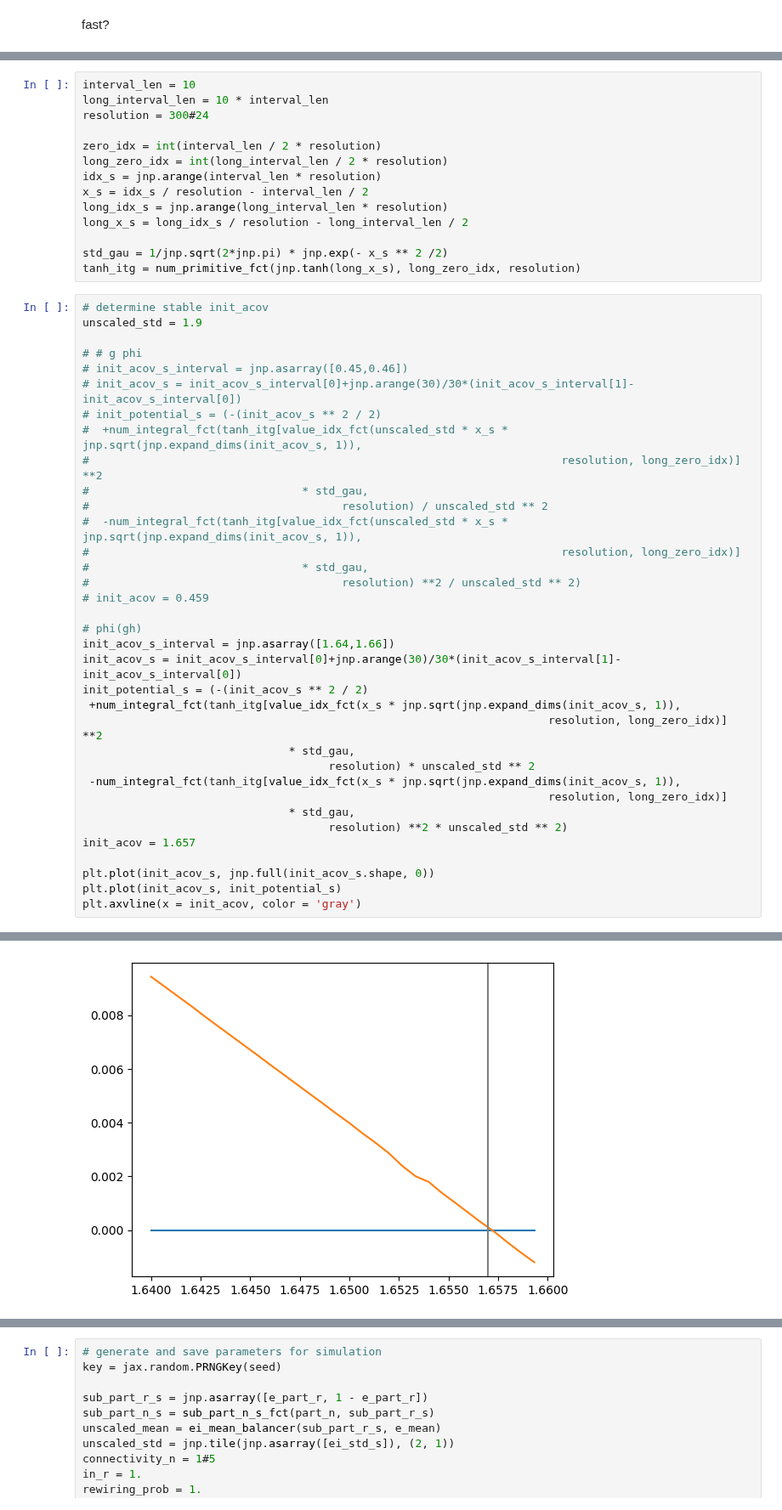
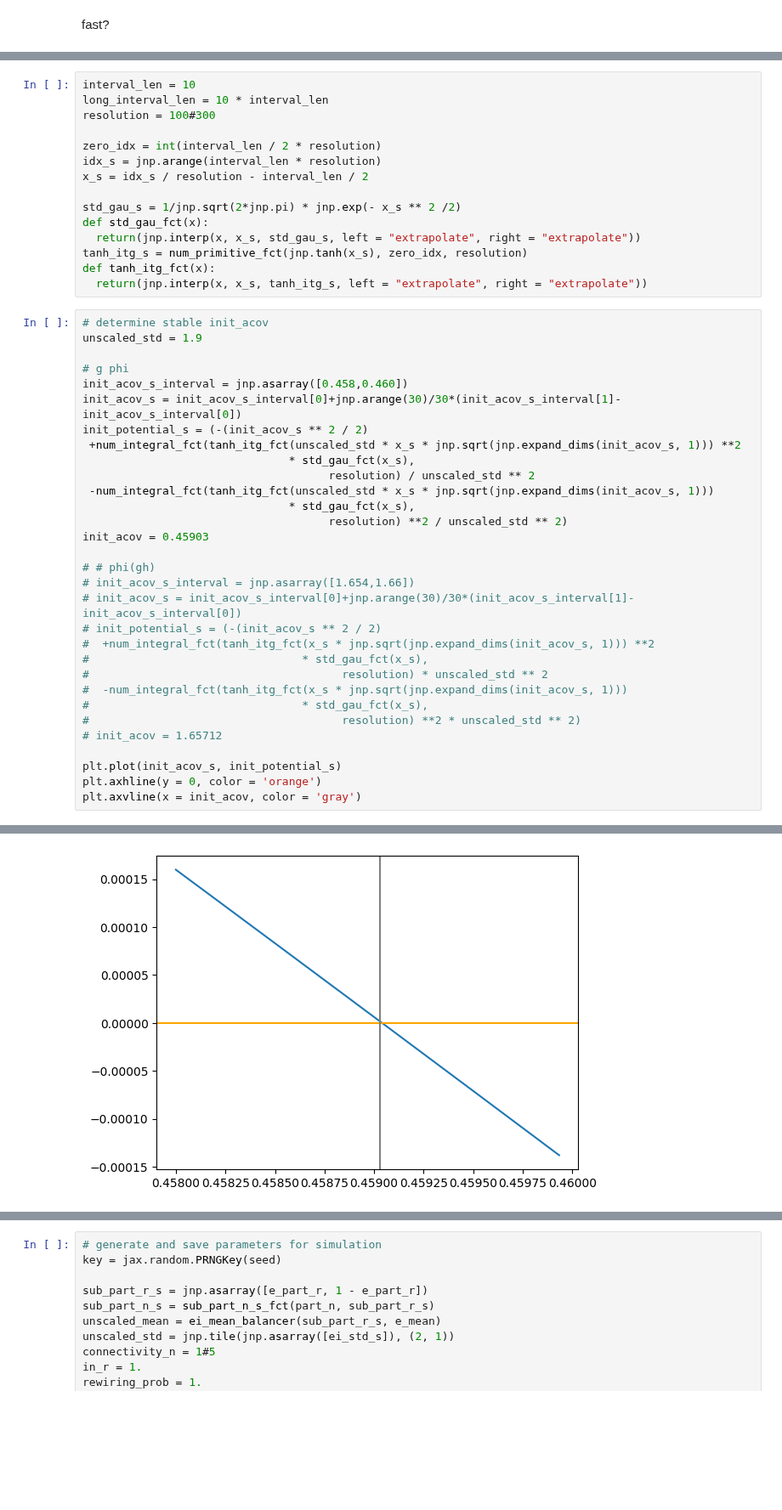
Before and after one commit to zhaoz0314/random-EI, a Jupyter notebook: pseudospatial/predictions.ipynb, the cells around one changed output, grey strips where cells are left out. Shown at 85% size. Cells and saved outputs as stored; diff of their text form; blank space fills up the shorter version.

```diff
--- a/pseudospatial/predictions.ipynb
+++ b/pseudospatial/predictions.ipynb
@@ -25,53 +19,50 @@ def value_idx_fct(value_s, resolution, zero_idx):
 # %%
 interval_len = 10
 long_interval_len = 10 * interval_len
-resolution = 300#24
+resolution = 100#300
 
 zero_idx = int(interval_len / 2 * resolution)
-long_zero_idx = int(long_interval_len / 2 * resolution)
 idx_s = jnp.arange(interval_len * resolution)
 x_s = idx_s / resolution - interval_len / 2
-long_idx_s = jnp.arange(long_interval_len * resolution)
-long_x_s = long_idx_s / resolution - long_interval_len / 2
 
-std_gau = 1/jnp.sqrt(2*jnp.pi) * jnp.exp(- x_s ** 2 /2)
-tanh_itg = num_primitive_fct(jnp.tanh(long_x_s), long_zero_idx, resolution)
+std_gau_s = 1/jnp.sqrt(2*jnp.pi) * jnp.exp(- x_s ** 2 /2)
+def std_gau_fct(x):
+  return(jnp.interp(x, x_s, std_gau_s, left = "extrapolate", right = "extrapolate"))
+tanh_itg_s = num_primitive_fct(jnp.tanh(x_s), zero_idx, resolution)
+def tanh_itg_fct(x):
+  return(jnp.interp(x, x_s, tanh_itg_s, left = "extrapolate", right = "extrapolate"))
 # %%
 # determine stable init_acov
 unscaled_std = 1.9
 
-# # g phi
-# init_acov_s_interval = jnp.asarray([0.45,0.46])
+# g phi
+init_acov_s_interval = jnp.asarray([0.458,0.460])
+init_acov_s = init_acov_s_interval[0]+jnp.arange(30)/30*(init_acov_s_interval[1]-init_acov_s_interval[0])
+init_potential_s = (-(init_acov_s ** 2 / 2)
+ +num_integral_fct(tanh_itg_fct(unscaled_std * x_s * jnp.sqrt(jnp.expand_dims(init_acov_s, 1))) **2
+                               * std_gau_fct(x_s),
+                                     resolution) / unscaled_std ** 2
+ -num_integral_fct(tanh_itg_fct(unscaled_std * x_s * jnp.sqrt(jnp.expand_dims(init_acov_s, 1)))
+                               * std_gau_fct(x_s),
+                                     resolution) **2 / unscaled_std ** 2)
+init_acov = 0.45903
+
+# # phi(gh)
+# init_acov_s_interval = jnp.asarray([1.654,1.66])
 # init_acov_s = init_acov_s_interval[0]+jnp.arange(30)/30*(init_acov_s_interval[1]-init_acov_s_interval[0])
 # init_potential_s = (-(init_acov_s ** 2 / 2)
-#  +num_integral_fct(tanh_itg[value_idx_fct(unscaled_std * x_s * jnp.sqrt(jnp.expand_dims(init_acov_s, 1)),
-#                                                                       resolution, long_zero_idx)] **2
-#                                * std_gau,
-#                                      resolution) / unscaled_std ** 2
-#  -num_integral_fct(tanh_itg[value_idx_fct(unscaled_std * x_s * jnp.sqrt(jnp.expand_dims(init_acov_s, 1)),
-#                                                                       resolution, long_zero_idx)]
-#                                * std_gau,
-#                                      resolution) **2 / unscaled_std ** 2)
-# init_acov = 0.459
+#  +num_integral_fct(tanh_itg_fct(x_s * jnp.sqrt(jnp.expand_dims(init_acov_s, 1))) **2
+#                                * std_gau_fct(x_s),
+#                                      resolution) * unscaled_std ** 2
+#  -num_integral_fct(tanh_itg_fct(x_s * jnp.sqrt(jnp.expand_dims(init_acov_s, 1)))
+#                                * std_gau_fct(x_s),
+#                                      resolution) **2 * unscaled_std ** 2)
+# init_acov = 1.65712
 
-# phi(gh)
-init_acov_s_interval = jnp.asarray([1.64,1.66])
-init_acov_s = init_acov_s_interval[0]+jnp.arange(30)/30*(init_acov_s_interval[1]-init_acov_s_interval[0])
-init_potential_s = (-(init_acov_s ** 2 / 2)
- +num_integral_fct(tanh_itg[value_idx_fct(x_s * jnp.sqrt(jnp.expand_dims(init_acov_s, 1)),
-                                                                      resolution, long_zero_idx)] **2
-                               * std_gau,
-                                     resolution) * unscaled_std ** 2
- -num_integral_fct(tanh_itg[value_idx_fct(x_s * jnp.sqrt(jnp.expand_dims(init_acov_s, 1)),
-                                                                      resolution, long_zero_idx)]
-                               * std_gau,
-                                     resolution) **2 * unscaled_std ** 2)
-init_acov = 1.657
-
-plt.plot(init_acov_s, jnp.full(init_acov_s.shape, 0))
 plt.plot(init_acov_s, init_potential_s)
+plt.axhline(y = 0, color = 'orange')
 plt.axvline(x = init_acov, color = 'gray')
 # %% [output]
 <matplotlib.lines.Line2D at 0x...>
-[figure, old version]
+[figure, new version]
 # %%
```
Also changed, not shown: parts of 16 cells of this notebook.
